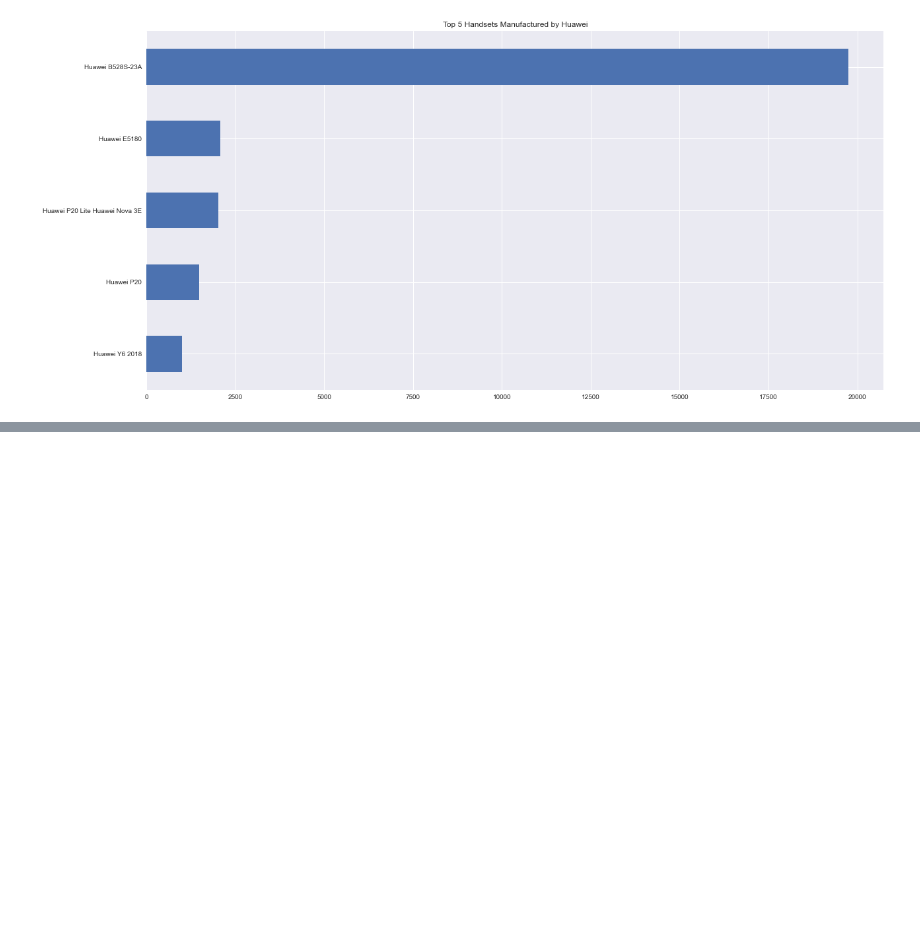
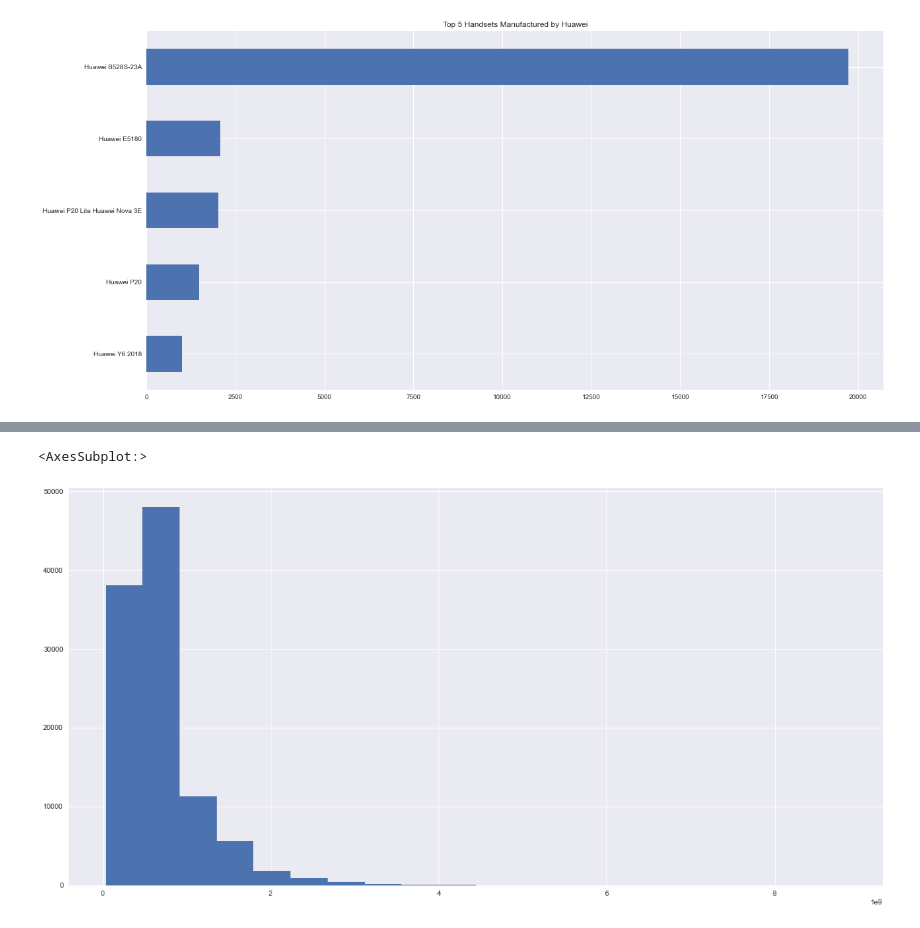
Before and after one commit to nahomfix/TellCo-Analysis, a Jupyter notebook: notebooks/eda.ipynb, the cells around one changed output, grey strips where cells are left out. Saved outputs shown, nothing was run; the diff lists cells and outputs as text; code cells hidden in the pictures; blank space fills up the shorter version.

```diff
--- a/notebooks/eda.ipynb
+++ b/notebooks/eda.ipynb
@@ -111,0 +418,5 @@ top_5_huawei_handsets.plot(kind="barh", figsize=(20, 10), title="Top 5 Handsets
+# %%
+volume_per_user["Total Data Transferred"].hist(bins=20, figsize=(20, 10))
+# %% [output]
+<AxesSubplot:>
+[figure, added]
```
Also changed, not shown: parts of 67 cells of this notebook, 5 other files.
